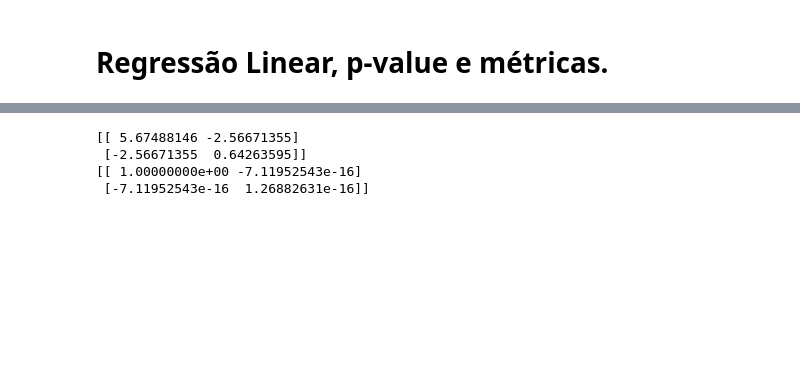
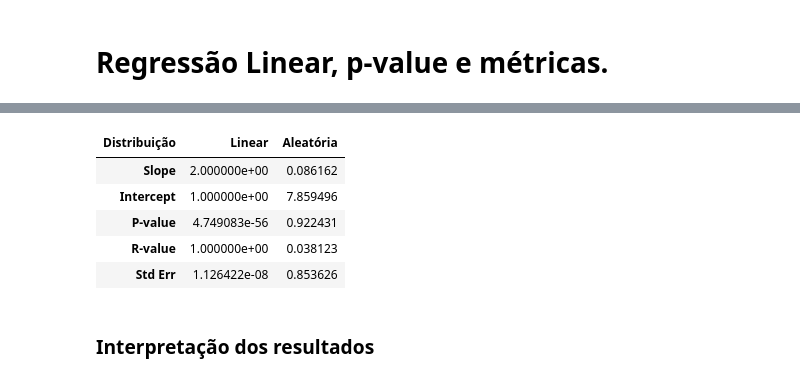
Before and after one commit to PedroMends30/matematica-computacional, a Jupyter notebook: Atividade_2.2_Mat_Comp.ipynb, the cells around one changed output, grey strips where cells are left out. Cells and saved outputs as stored; diff of their text form; code cells hidden in the pictures; blank space fills up the shorter version.

Commit message:
feat: Adicionada o item A completo
Adicionadas as seguintes seções:
- Plotes gráficos.
- Interpretação dos resultados.
- Cálculo e Interpretação da covariância de cada caso.

```diff
--- a/Atividade_2.2_Mat_Comp.ipynb
+++ b/Atividade_2.2_Mat_Comp.ipynb
@@ -87,32 +86,22 @@ plt.tight_layout()
-# %%
-slope_linear = lin_reg_linear.slope
-var_intercept_linear = lin_reg_linear.intercept
-var_slope_linear = lin_reg_linear.stderr ** 2
-
-slope_aleatorio = lin_reg_aleatoria.slope
-var_intercept_aleatorio = lin_reg_aleatoria.intercept
-var_slope_aleatorio = lin_reg_aleatoria.stderr ** 2
-
-x_linear_mean = np.mean(abscissas_linear)
-x_aleatorio_mean = np.mean(abscissas_aleatorias)
-
-cov_slope_intercept_linear = -x_linear_mean * var_slope_linear
-cov_slope_intercept_aleatorio = -x_aleatorio_mean*var_slope_aleatorio
-
-cov_matrix_linear = np.array([
-    [var_intercept_linear, cov_slope_intercept_linear],
-    [cov_slope_intercept_linear, var_slope_linear]
-])
-
-cov_matrix_aleatorio = np.array([
-    [var_intercept_aleatorio, cov_slope_intercept_aleatorio],
-    [cov_slope_intercept_aleatorio, var_slope_aleatorio]
-])
-
-print(cov_matrix_aleatorio)
-print(cov_matrix_linear)
-# %% [output]
-[[ 5.67488146 -2.56671355]
- [-2.56671355  0.64263595]]
-[[ 1.00000000e+00 -7.11952543e-16]
- [-7.11952543e-16  1.26882631e-16]]
+# %%
+resultados = pd.DataFrame({
+    'Distribuição': ['Linear', 'Aleatória'],
+    'Slope': [lin_reg_linear.slope, lin_reg_aleatoria.slope],
+    'Intercept': [lin_reg_linear.intercept, lin_reg_aleatoria.intercept],
+    'P-value': [lin_reg_linear.pvalue, lin_reg_aleatoria.pvalue],
+    'R-value': [lin_reg_linear.rvalue, lin_reg_aleatoria.rvalue],
+    'Std Err': [lin_reg_linear.stderr, lin_reg_aleatoria.stderr]
+})
+
+resultados = resultados.set_index('Distribuição').T
+
+display(resultados)
+# %% [output]
+| Distribuição | Linear | Aleatória |
+| Slope | 2.000000e+00 | 0.086162 |
+| Intercept | 1.000000e+00 | 7.859496 |
+| P-value | 4.749083e-56 | 0.922431 |
+| R-value | 1.000000e+00 | 0.038123 |
+| Std Err | 1.126422e-08 | 0.853626 |
+# %% [markdown]
+### Interpretação dos resultados
```
Also changed, not shown: parts of 14 cells of this notebook.
